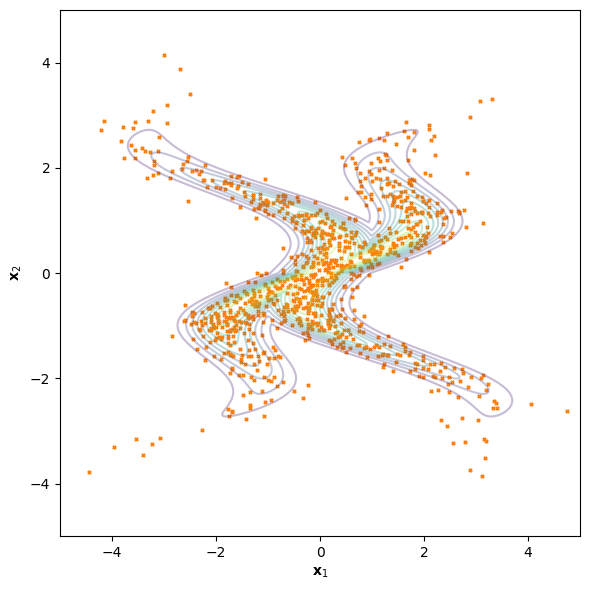
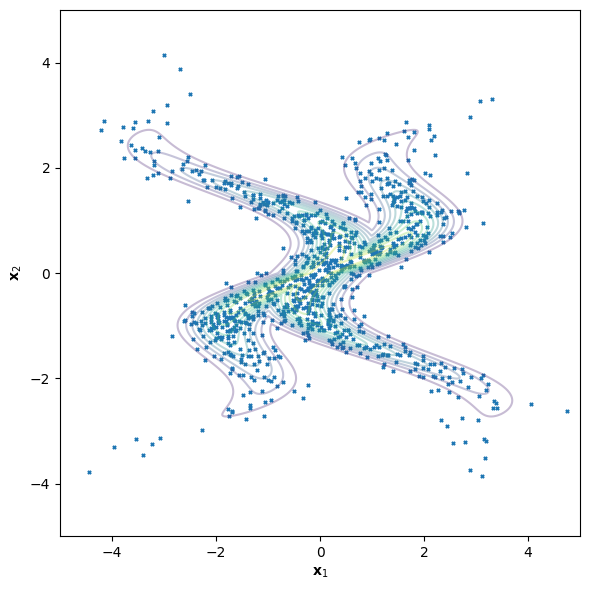
Code edit (unified diff) that turned the first committed figure into the second:
--- before
+++ after
@@ -4,5 +4,5 @@
 plt.figure(figsize=(6, 6))
 plt.contour(X.numpy(), Y.numpy(), log_probs_multi.numpy(), levels=10, cmap='viridis', alpha=0.3)
-plt.scatter(data[:, 0].numpy(), data[:, 1].numpy(), color=plt.cm.tab10(1), marker='x', s=5)
+plt.scatter(data[:, 0].numpy(), data[:, 1].numpy(), color=plt.cm.tab10(0), marker='x', s=5)
 plt.xlabel(r'$\mathbf{x}_1$')
 plt.ylabel(r'$\mathbf{x}_2$')

Commit: still some bugs for mnist